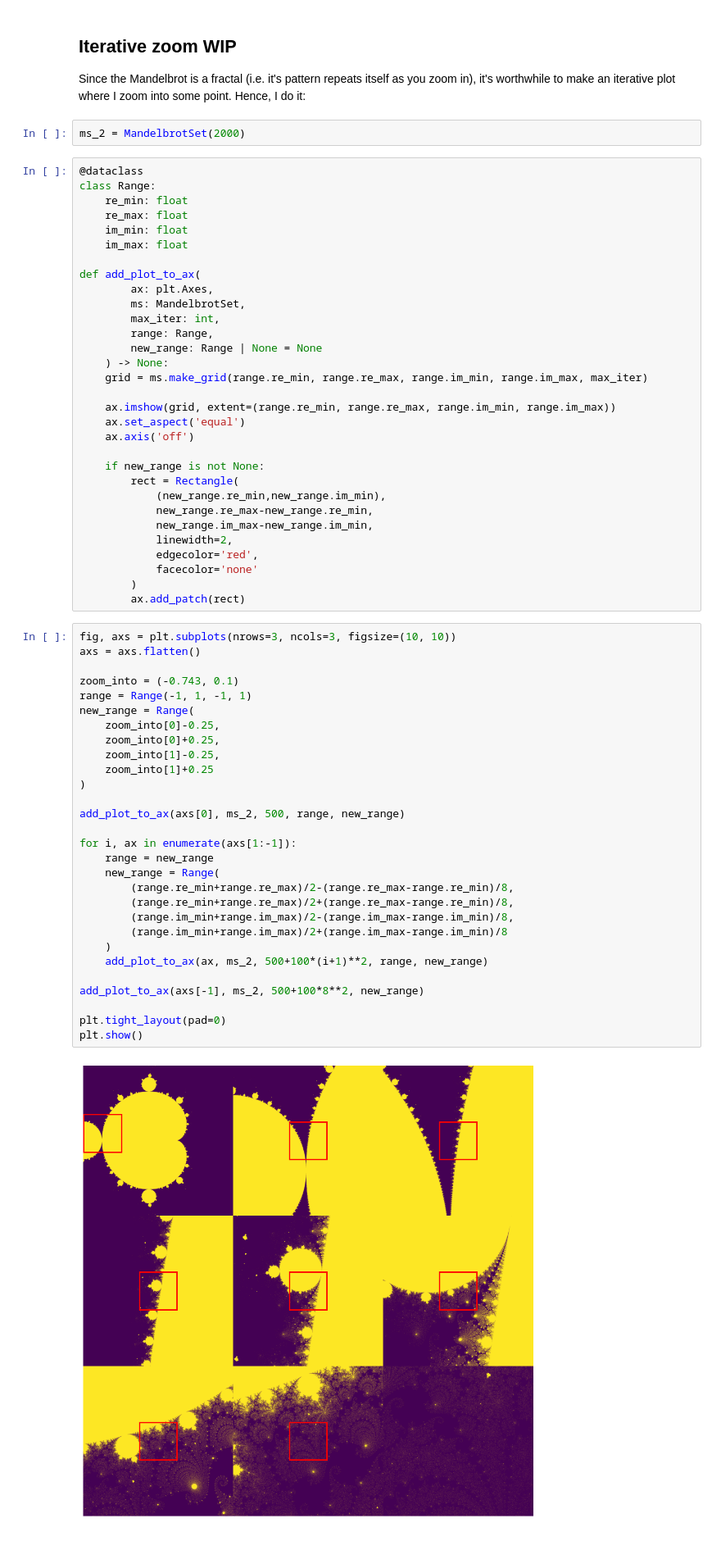
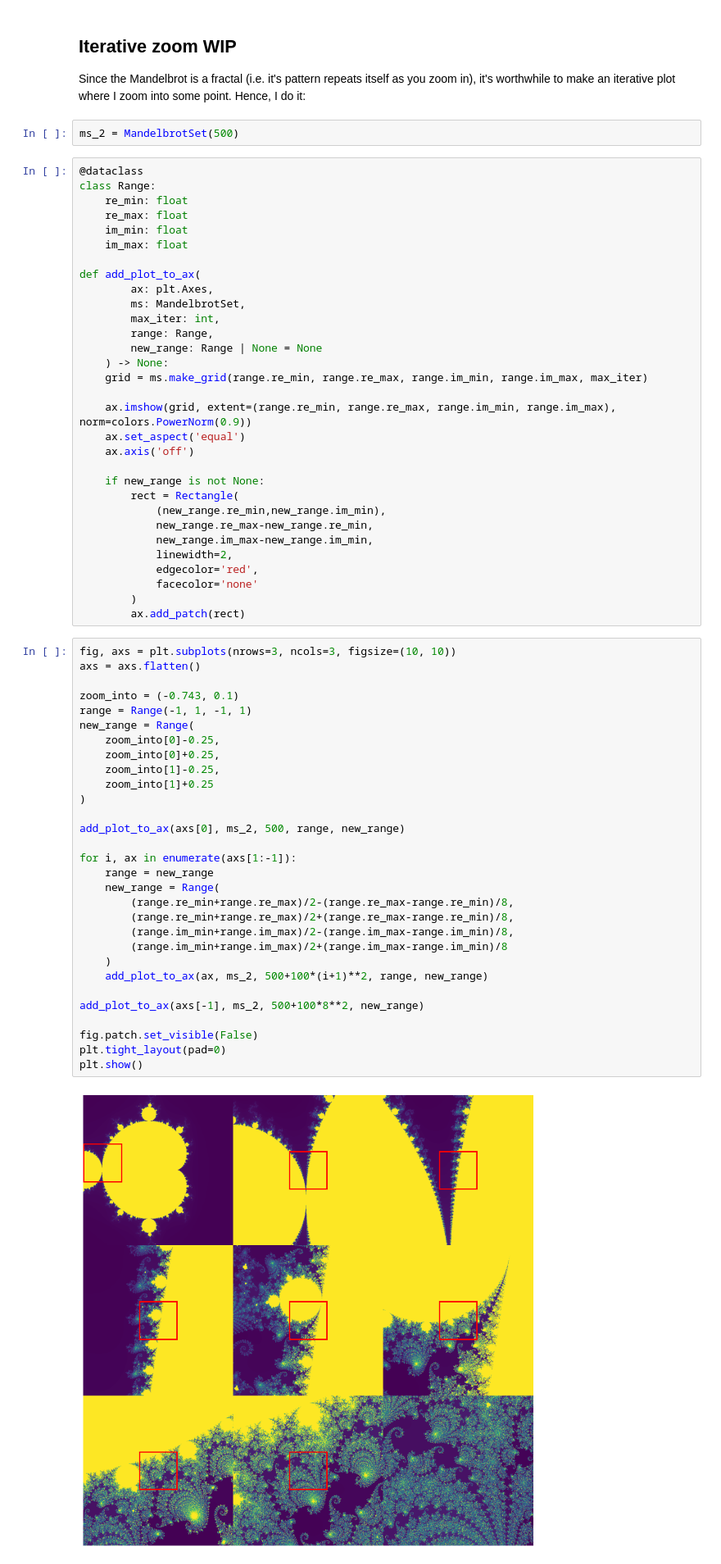
Before and after one commit to magnushelliesen/mandelbrot-set-calculator, a Jupyter notebook: notebooks/test_mandelbrot_calculator.ipynb, the cells around one changed output. Shown at 82% size. Cells and saved outputs as stored; diff of their text form.

```diff
--- a/notebooks/test_mandelbrot_calculator.ipynb
+++ b/notebooks/test_mandelbrot_calculator.ipynb
@@ -44,7 +46,7 @@ plt.show()
 
 Since the Mandelbrot is a fractal (i.e. it's pattern repeats itself as you zoom in), it's worthwhile to make an iterative plot where I zoom into some point. Hence, I do it:
 # %%
-ms_2 = MandelbrotSet(2000)
+ms_2 = MandelbrotSet(500)
 # %%
 @dataclass
 class Range:
@@ -62,7 +64,7 @@ def add_plot_to_ax(
     ) -> None:
     grid = ms.make_grid(range.re_min, range.re_max, range.im_min, range.im_max, max_iter)
 
-    ax.imshow(grid, extent=(range.re_min, range.re_max, range.im_min, range.im_max))
+    ax.imshow(grid, extent=(range.re_min, range.re_max, range.im_min, range.im_max), norm=colors.PowerNorm(0.9))
     ax.set_aspect('equal')
     ax.axis('off')
 
@@ -79,31 +81,32 @@ def add_plot_to_ax(
 # %%
 fig, axs = plt.subplots(nrows=3, ncols=3, figsize=(10, 10))
 axs = axs.flatten()
 
 zoom_into = (-0.743, 0.1)
 range = Range(-1, 1, -1, 1)
 new_range = Range(
     zoom_into[0]-0.25,
     zoom_into[0]+0.25,
     zoom_into[1]-0.25,
     zoom_into[1]+0.25
 )
 
 add_plot_to_ax(axs[0], ms_2, 500, range, new_range)
 
 for i, ax in enumerate(axs[1:-1]):
     range = new_range
     new_range = Range(
         (range.re_min+range.re_max)/2-(range.re_max-range.re_min)/8,
         (range.re_min+range.re_max)/2+(range.re_max-range.re_min)/8,
         (range.im_min+range.im_max)/2-(range.im_max-range.im_min)/8,
         (range.im_min+range.im_max)/2+(range.im_max-range.im_min)/8
     )
     add_plot_to_ax(ax, ms_2, 500+100*(i+1)**2, range, new_range)
 
 add_plot_to_ax(axs[-1], ms_2, 500+100*8**2, new_range)
 
+fig.patch.set_visible(False)
 plt.tight_layout(pad=0)
 plt.show()
 # %% [output]
-[figure, old version]
+[figure, new version]
```
Also changed, not shown: parts of 3 cells of this notebook, 2 other files.
